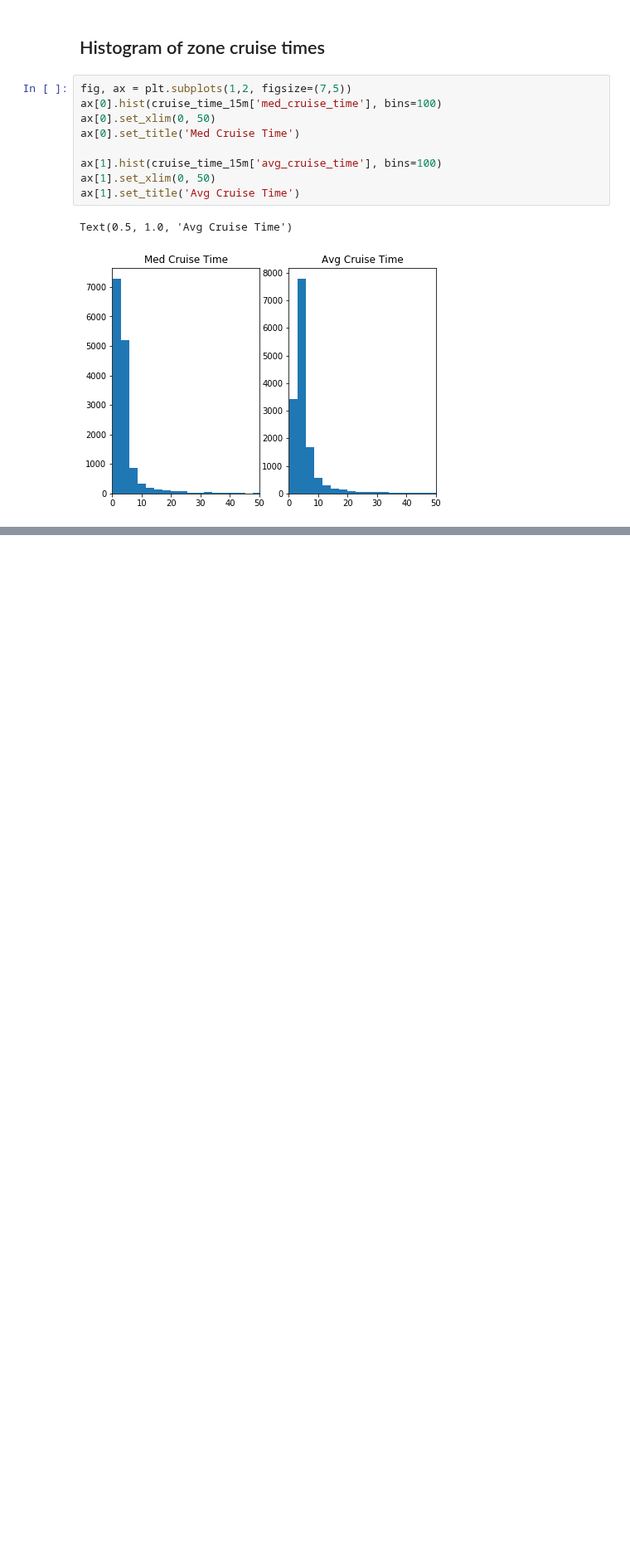
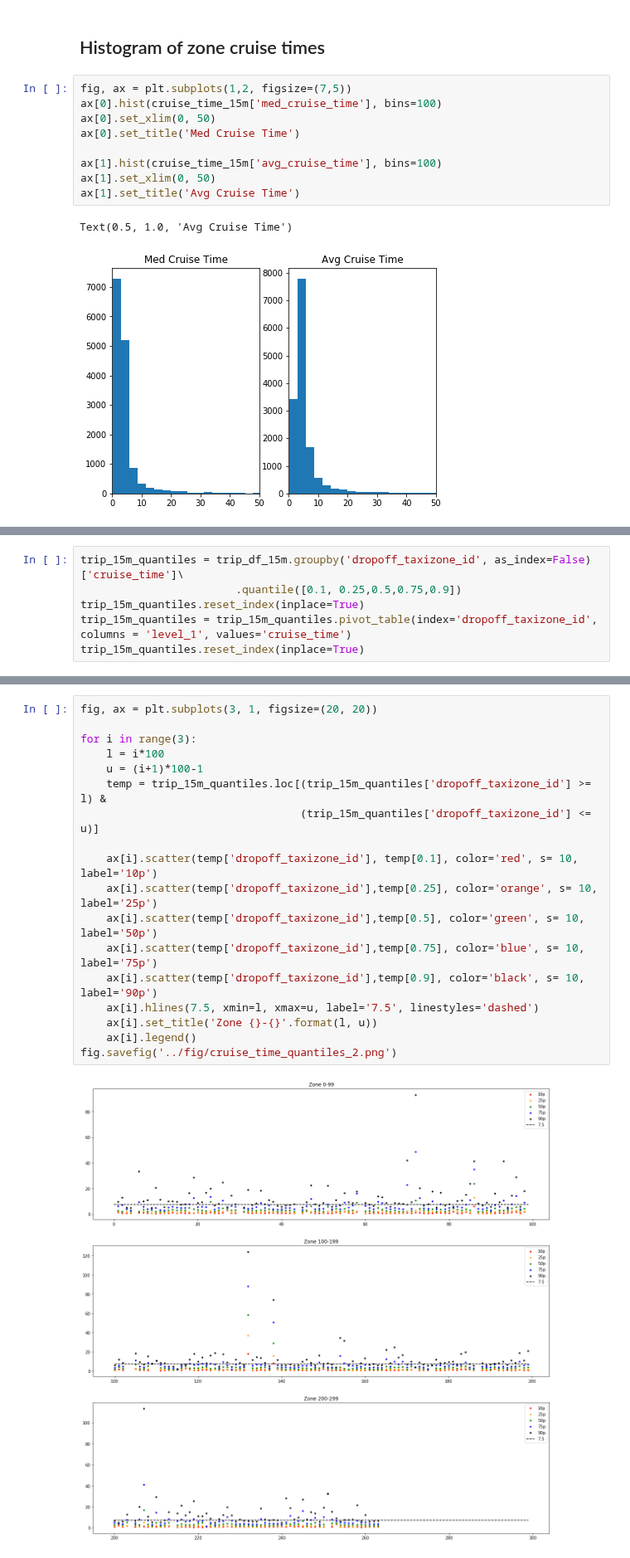
Before and after one commit to skyetim/didi-vehicle-repositioning-strategy, a Jupyter notebook: notebooks/EDA_cruise_time.ipynb, the cells around one changed output, grey strips where cells are left out. Shown at 83% size. Cells and saved outputs as stored; diff of their text form; blank space fills up the shorter version.

```diff
--- a/notebooks/EDA_cruise_time.ipynb
+++ b/notebooks/EDA_cruise_time.ipynb
@@ -137,0 +160,6 @@ Text(0.5, 1.0, 'Avg Cruise Time')
+# %%
+trip_15m_quantiles = trip_df_15m.groupby('dropoff_taxizone_id', as_index=False)['cruise_time']\
+                        .quantile([0.1, 0.25,0.5,0.75,0.9])
+trip_15m_quantiles.reset_index(inplace=True)
+trip_15m_quantiles = trip_15m_quantiles.pivot_table(index='dropoff_taxizone_id', columns = 'level_1', values='cruise_time')
+trip_15m_quantiles.reset_index(inplace=True)
@@ -137,0 +182,20 @@ Text(0.5, 1.0, 'Avg Cruise Time')
+# %%
+fig, ax = plt.subplots(3, 1, figsize=(20, 20))
+
+for i in range(3):
+    l = i*100
+    u = (i+1)*100-1
+    temp = trip_15m_quantiles.loc[(trip_15m_quantiles['dropoff_taxizone_id'] >= l) &
+                                  (trip_15m_quantiles['dropoff_taxizone_id'] <= u)]
+
+    ax[i].scatter(temp['dropoff_taxizone_id'], temp[0.1], color='red', s= 10, label='10p')
+    ax[i].scatter(temp['dropoff_taxizone_id'],temp[0.25], color='orange', s= 10, label='25p')
+    ax[i].scatter(temp['dropoff_taxizone_id'],temp[0.5], color='green', s= 10, label='50p')
+    ax[i].scatter(temp['dropoff_taxizone_id'],temp[0.75], color='blue', s= 10, label='75p')
+    ax[i].scatter(temp['dropoff_taxizone_id'],temp[0.9], color='black', s= 10, label='90p')
+    ax[i].hlines(7.5, xmin=l, xmax=u, label='7.5', linestyles='dashed')
+    ax[i].set_title('Zone {}-{}'.format(l, u))
+    ax[i].legend()
+fig.savefig('../fig/cruise_time_quantiles_2.png')
+# %% [output]
+[figure, added]
```
Also changed, not shown: parts of 8 cells of this notebook.
